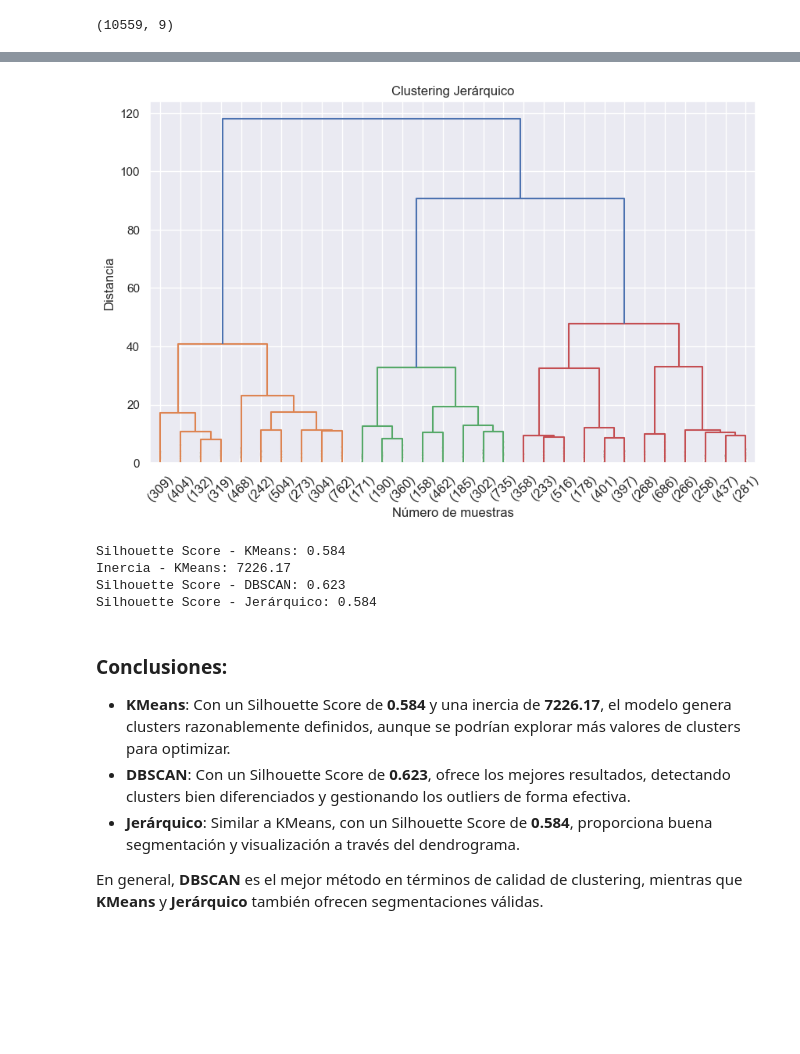
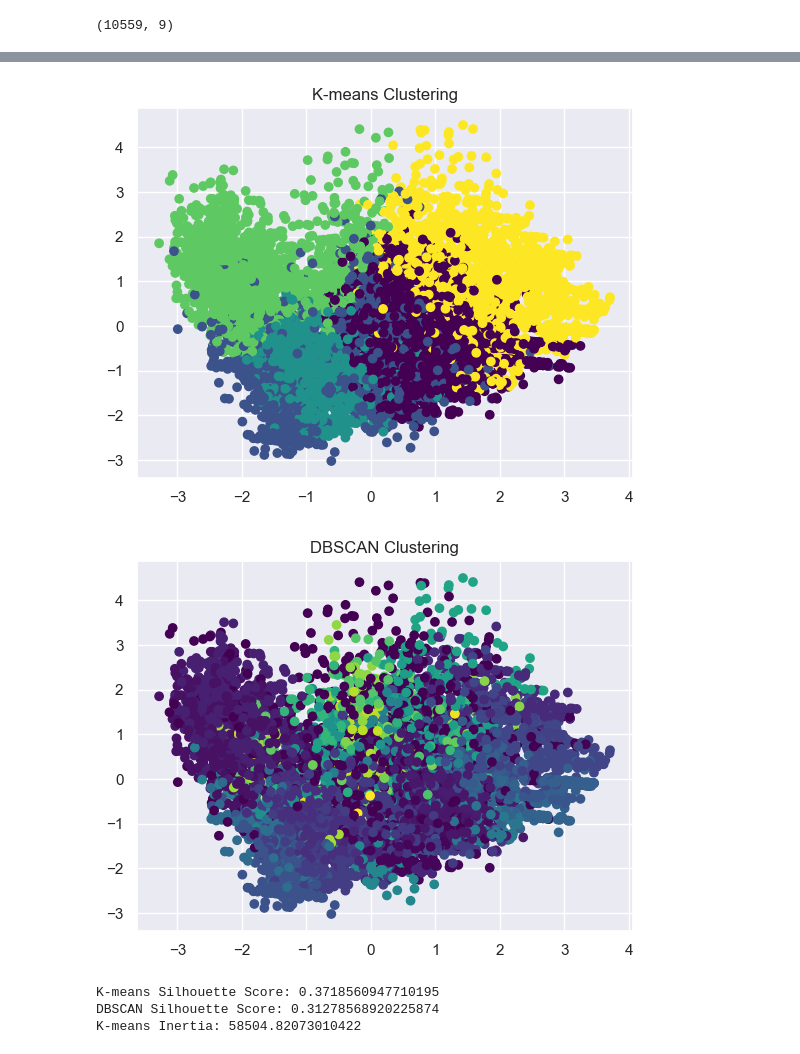
Before and after one commit to Daguerre45/Clustering, a Jupyter notebook: CasoPractico2/casoPractico_2.ipynb, the cells around one changed output, grey strips where cells are left out. Saved outputs shown, nothing was run; the diff lists cells and outputs as text; code cells hidden in the pictures; blank space fills up the shorter version.

```diff
--- a/CasoPractico2/casoPractico_2.ipynb
+++ b/CasoPractico2/casoPractico_2.ipynb
@@ -496,6 +573,4 @@ plt.show()
 # %%
 from sklearn.cluster import DBSCAN
-dbscan = DBSCAN(eps=0.5, min_samples=3)
-y_dbscan = dbscan.fit_predict(x)
-pca = PCA(n_components=2)
-x_pca = pca.fit_transform(x)
+dbscan = DBSCAN(eps=0.3, min_samples=10)
+dbscan_labels = dbscan.fit_predict(x)
@@ -511,9 +576,0 @@ Z = linkage(x, method='ward')
-# %%
-plt.figure(figsize=(10, 6))
-dendrogram(Z, truncate_mode='lastp', p=30, leaf_font_size=12., show_contracted=True)
-plt.title('Clustering Jerárquico')
-plt.xlabel('Número de muestras')
-plt.ylabel('Distancia')
-plt.show()
-# %% [output]
-[figure, removed]
@@ -526,29 +577,24 @@ customer_df['Cluster_Hierarchical'] = fcluster(Z, t=3, criterion='maxclust')
-# %%
-from sklearn.metrics import silhouette_score
-
-# KMeans
-silhouette_kmeans = silhouette_score(x, y_kmeans)
-print(f"Silhouette Score - KMeans: {silhouette_kmeans:.3f}")
-print(f"Inercia - KMeans: {kmeans.inertia_:.2f}")
-
-# DBSCAN (ignora outliers)
-mask_dbscan = y_dbscan != -1
-silhouette_dbscan = silhouette_score(x[mask_dbscan], y_dbscan[mask_dbscan])
-print(f"Silhouette Score - DBSCAN: {silhouette_dbscan:.3f}")
-
-# Jerárquico
-silhouette_hierarchical = silhouette_score(x, customer_df['Cluster_Hierarchical'])
-print(f"Silhouette Score - Jerárquico: {silhouette_hierarchical:.3f}")
-# %% [output]
-Silhouette Score - KMeans: 0.584
-Inercia - KMeans: 7226.17
-Silhouette Score - DBSCAN: 0.623
-Silhouette Score - Jerárquico: 0.584
-# %% [markdown]
-### Conclusiones:
-
-- **KMeans**: Con un Silhouette Score de **0.584** y una inercia de **7226.17**, el modelo genera clusters razonablemente definidos, aunque se podrían explorar más valores de clusters para optimizar.
-- **DBSCAN**: Con un Silhouette Score de **0.623**, ofrece los mejores resultados, detectando clusters bien diferenciados y gestionando los outliers de forma efectiva.
-- **Jerárquico**: Similar a KMeans, con un Silhouette Score de **0.584**, proporciona buena segmentación y visualización a través del dendrograma.
-
-En general, **DBSCAN** es el mejor método en términos de calidad de clustering, mientras que **KMeans** y **Jerárquico** también ofrecen segmentaciones válidas.
+# %%
+# Función para visualizar clusters
+def plot_clusters(X, labels, title):
+    plt.scatter(df_pca[:, 0], df_pca[:, 1], c=labels, cmap='viridis')
+    plt.title(title)
+    plt.show()
+
+# Visualizar resultados
+plot_clusters(x, x["Cluster"] , 'K-means Clustering')
+plot_clusters(x, dbscan_labels, 'DBSCAN Clustering')
+# %% [output]
+[figure, added]
+[figure, added]
+# %%
+from sklearn.metrics import silhouette_score
+kmeans_silhouette = silhouette_score(x, x['Cluster'])
+dbscan_silhouette = silhouette_score(x, dbscan_labels)
+print(f'K-means Silhouette Score: {kmeans_silhouette}')
+print(f'DBSCAN Silhouette Score: {dbscan_silhouette}')
+print(f'K-means Inertia: {kmeans.inertia_}')
+# %% [output]
+K-means Silhouette Score: 0.3718560947710195
+DBSCAN Silhouette Score: 0.31278568920225874
+K-means Inertia: 58504.82073010422
```
Also changed, not shown: parts of 14 cells of this notebook.
